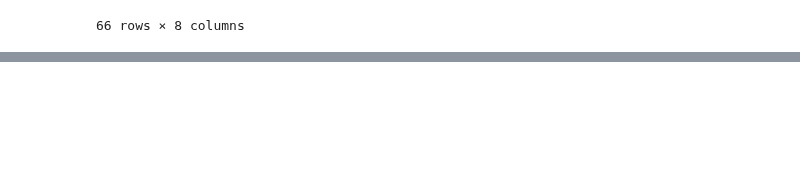
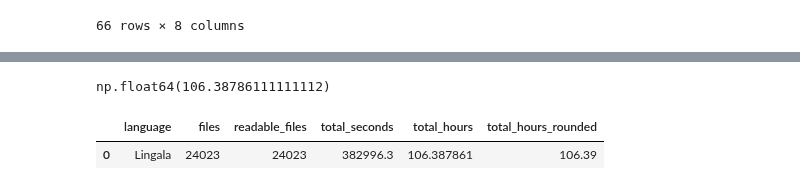
Before and after one commit to davidguzmanr/bible-tts-resources, a Jupyter notebook: dev.ipynb, the cells around one changed output, grey strips where cells are left out. Saved outputs shown, nothing was run; the diff lists cells and outputs as text; code cells hidden in the pictures; blank space fills up the shorter version.

```diff
--- a/dev.ipynb
+++ b/dev.ipynb
@@ -434,0 +456,5 @@ Name: count, dtype: int64
+# %%
+for _, row in timing_df.iterrows():
+    language = row["language"]
+
+    print(f"python utils/process_all_books.py -base_path data/audios/{language} -workers 16")
@@ -551,0 +638,24 @@ df_lingala
+# %%
+alignment_df["duration_seconds"].sum() / 3600
+# %% [output]
+np.float64(106.38786111111112)
+# %%
+hours_per_language = (
+    alignment_df
+    .groupby("language", as_index=False)
+    .agg(
+        files=("duration_seconds", "size"),
+        readable_files=("duration_seconds", lambda s: s.notna().sum()),
+        total_seconds=("duration_seconds", "sum"),
+    )
+    .assign(
+        total_hours=lambda df: df["total_seconds"] / 3600,
+        total_hours_rounded=lambda df: df["total_hours"].round(2),
+    )
+    .sort_values("language", ascending=False)
+)
+
+hours_per_language
+# %% [output]
+|  | language | files | readable_files | total_seconds | total_hours | total_hours_rounded |
+| 0 | Lingala | 24023 | 24023 | 382996.3 | 106.387861 | 106.39 |
```
Also changed, not shown: parts of 13 cells of this notebook, 2 other files.
